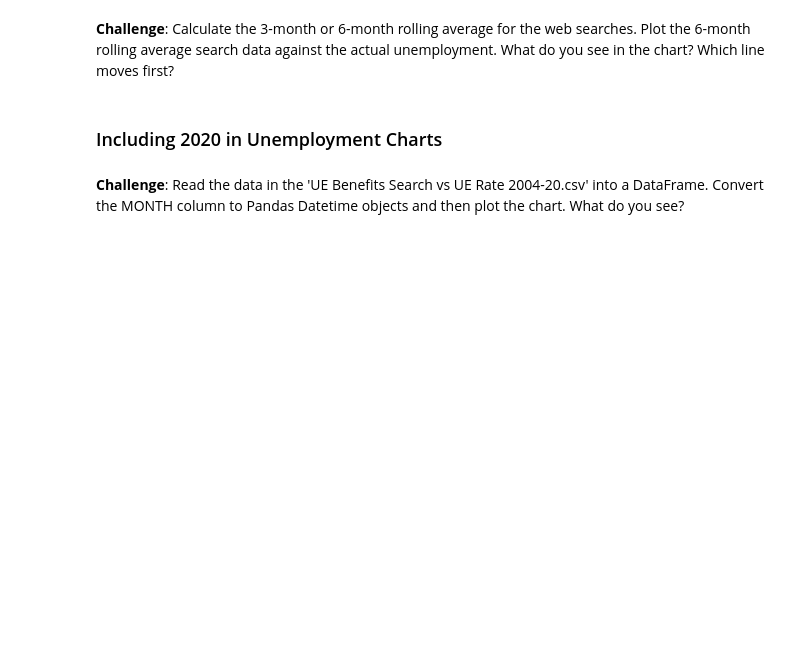
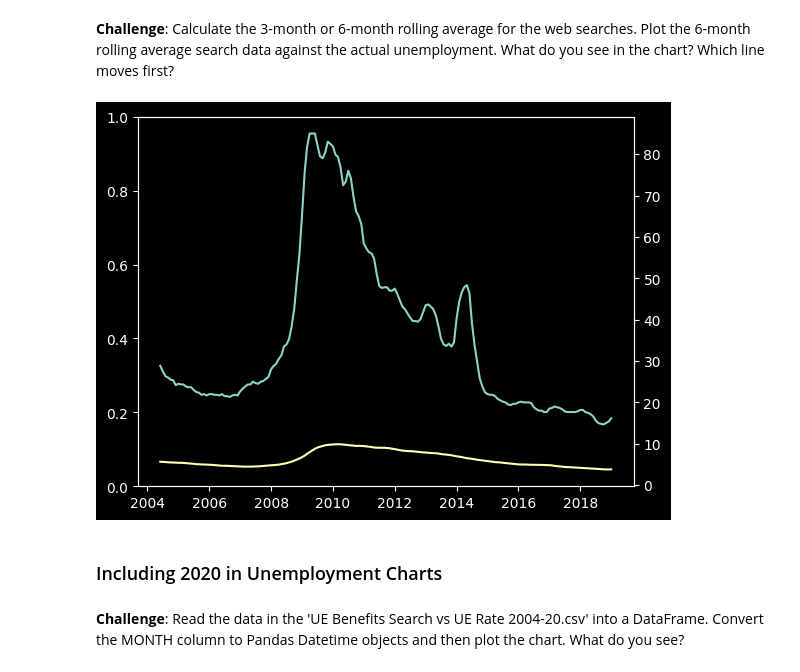
Before and after one commit to marcinszlaz/__100_Days_of_Code_Python_Bootcamp__, a Jupyter notebook: Day_75/Google Trends and Data Visualisation (start).ipynb, the cells around one changed output. Drawn from its saved outputs; the diff is of its cells as text; code cells hidden in the pictures; blank space fills up the shorter version.

```diff
--- a/Day_75/Google Trends and Data Visualisation (start).ipynb
+++ b/Day_75/Google Trends and Data Visualisation (start).ipynb
@@ -362,5 +407,16 @@ Index(['MONTH', 'BTC_NEWS_SEARCH'], dtype='str')
 # %% [markdown]
 **Challenge**: Calculate the 3-month or 6-month rolling average for the web searches. Plot the 6-month rolling average search data against the actual unemployment. What do you see in the chart? Which line moves first?
+# %%
+df_rolled = df_unemployment[['UE_BENEFITS_WEB_SEARCH','UNRATE']].rolling(window=6).mean()
+cx1 = plt.gca()
+cx2 = plt.twinx()
+x1, = plt.plot(df_unemployment.MONTH, df_rolled.UE_BENEFITS_WEB_SEARCH)
+x2, = plt.plot(df_unemployment.MONTH, df_rolled.UNRATE)
+
+plt.show()
+# df_unemployment.head()
+# %% [output]
+[figure, added]
 # %% [markdown]
 ### Including 2020 in Unemployment Charts
 # %% [markdown]
```
Also changed, not shown: parts of 2 cells of this notebook, 1 other file.
